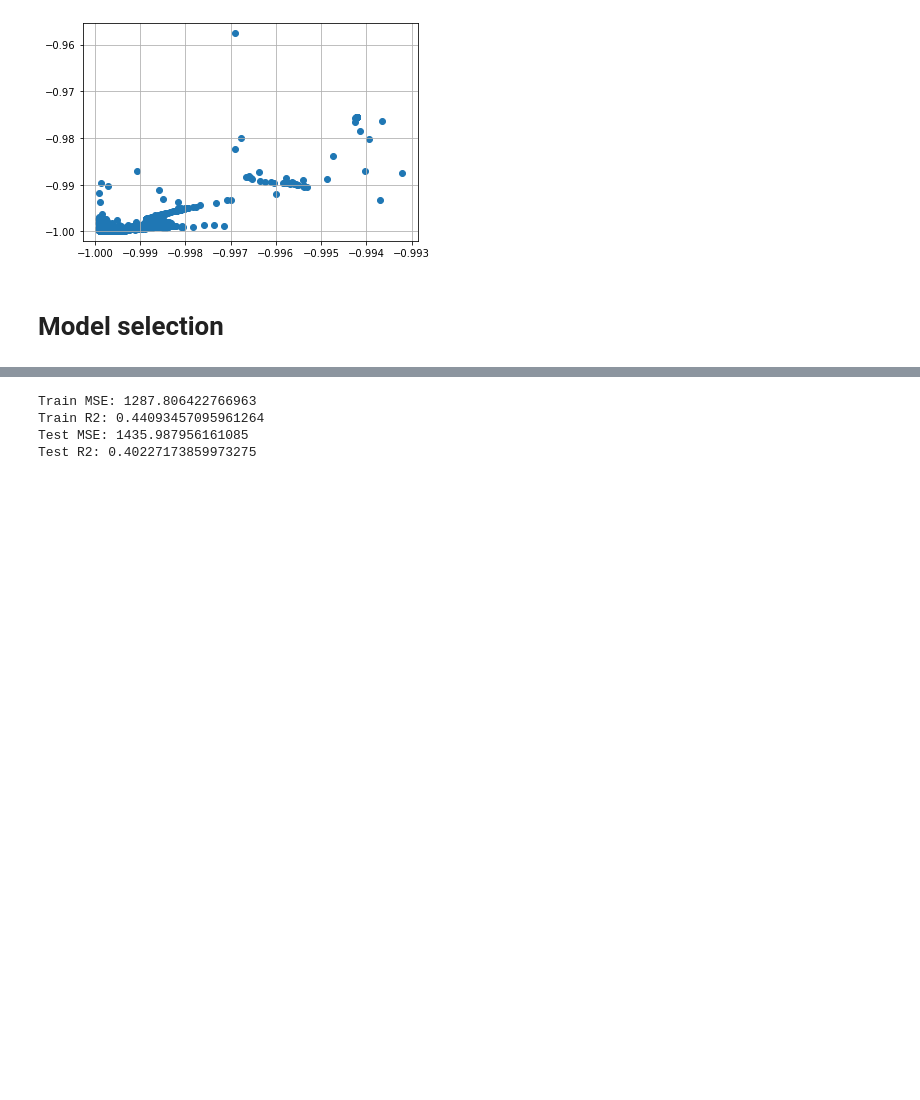
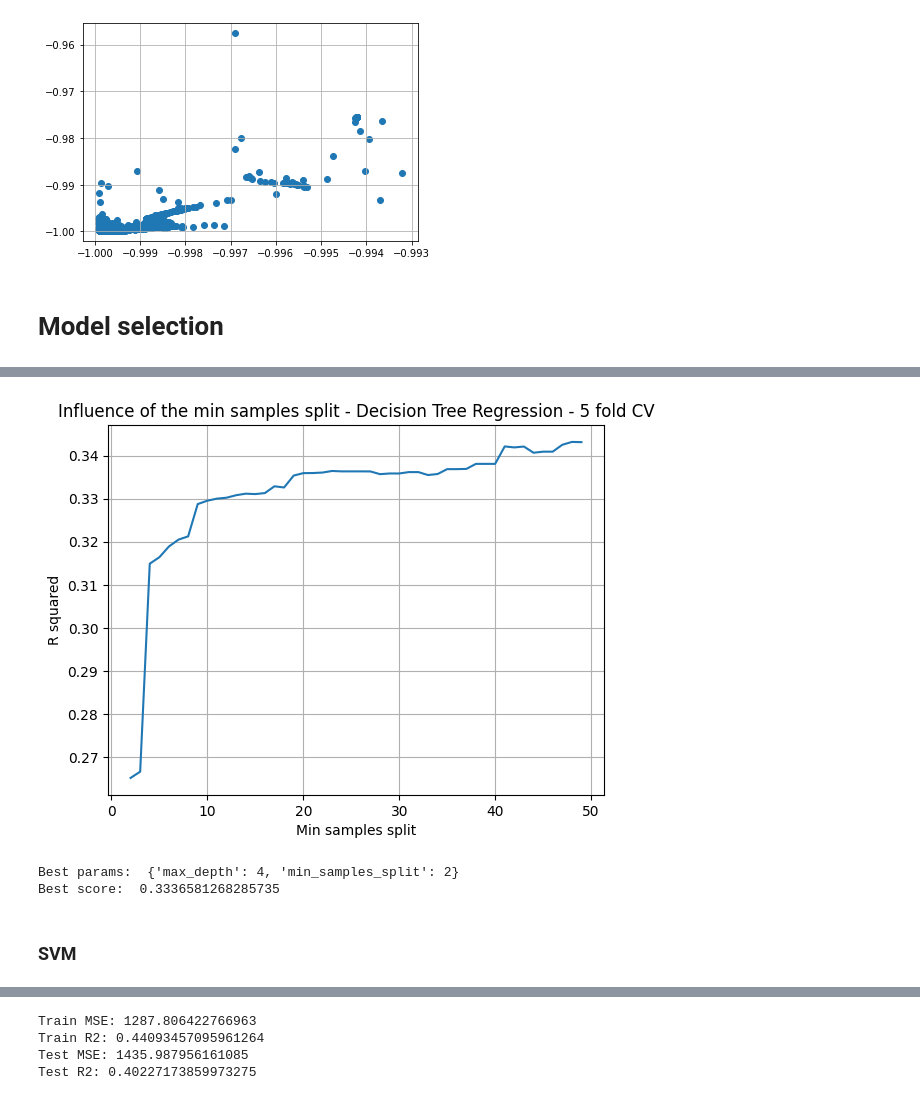
Before and after one commit to jose-melo/airbnb-berlin-price, a Jupyter notebook: src/berlin.ipynb, the cells around one changed output, grey strips where cells are left out. Cells and saved outputs as stored; diff of their text form; code cells hidden in the pictures; blank space fills up the shorter version.

```diff
--- a/src/berlin.ipynb
+++ b/src/berlin.ipynb
@@ -248,0 +279,29 @@ plt.show()
+# %%
+r2 = []
+min_samples_split = []
+for k in range(2, 50):
+    r2_val = fit_clf(DecisionTreeRegressor, X_train[new_features],y_train, {"min_samples_split": k})
+    r2.append(r2_val)
+    min_samples_split.append(k)
+
+df = pd.DataFrame({'R2': r2,'min_samples_split':min_samples_split})
+plt.title('Influence of the min samples split - Decision Tree Regression - 5 fold CV')
+plt.xlabel('Min samples split')
+plt.ylabel('R squared')
+plt.grid()
+plt.plot(df['min_samples_split'], df['R2'])
+plt.show()
+# %% [output]
+[figure, added]
+# %%
+from sklearn.model_selection import GridSearchCV
+parameters = {'max_depth':np.arange(1, 15), 'min_samples_split':np.arange(2, 5)}
+clf = GridSearchCV(DecisionTreeRegressor(), parameters)
+clf.fit(X_train, y_train)
+print('Best params: ', clf.best_params_)
+print('Best score: ', clf.best_score_)
+# %% [output]
+Best params:  {'max_depth': 4, 'min_samples_split': 2}
+Best score:  0.3336581268285735
+# %% [markdown]
+### SVM
```
Also changed, not shown: parts of 14 cells of this notebook.
